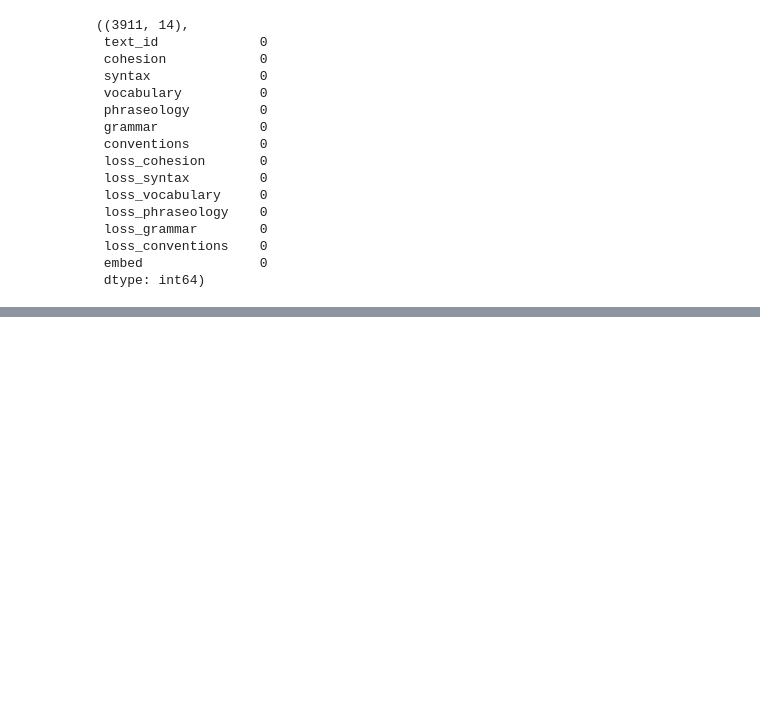
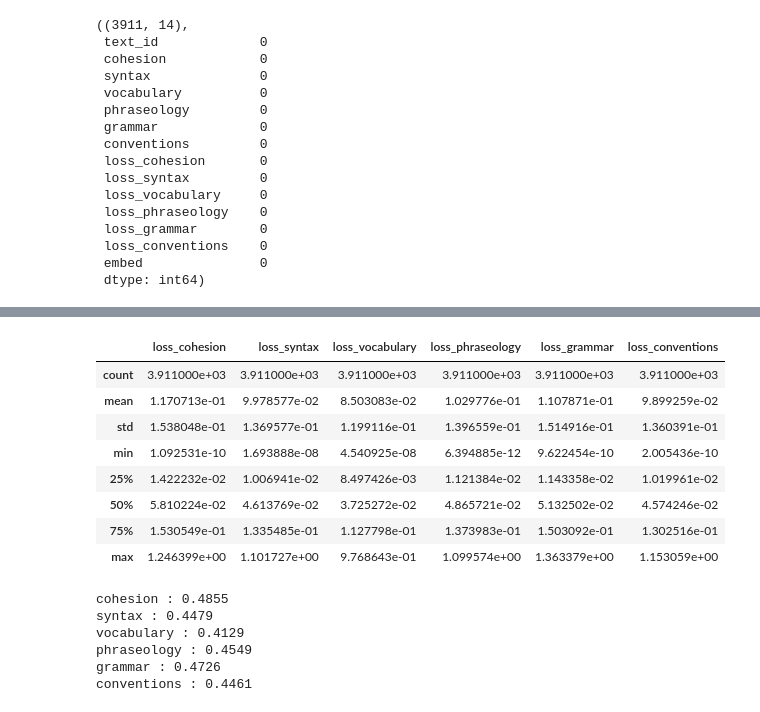
Before and after one commit to tikutikutiku/kaggle-feedback-prize-english-language-learning, a Jupyter notebook: 13_Baseline3/exp/13_v1_03.ipynb, the cells around one changed output, grey strips where cells are left out. Saved outputs shown, nothing was run; the diff lists cells and outputs as text; code cells hidden in the pictures; blank space fills up the shorter version.

```diff
--- a/13_Baseline3/exp/13_v1_03.ipynb
+++ b/13_Baseline3/exp/13_v1_03.ipynb
@@ -229,0 +256,35 @@ oof_df.shape, oof_df.isnull().sum()
+# %%
+cols = [f"loss_{c}" for c in ['cohesion','syntax','vocabulary','phraseology','grammar','conventions']]
+oof_df[cols].describe()
+# %% [output]
+|  | loss_cohesion | loss_syntax | loss_vocabulary | loss_phraseology | loss_grammar | loss_conventions |
+| count | 3.911000e+03 | 3.911000e+03 | 3.911000e+03 | 3.911000e+03 | 3.911000e+03 | 3.911000e+03 |
+| mean | 1.170713e-01 | 9.978577e-02 | 8.503083e-02 | 1.029776e-01 | 1.107871e-01 | 9.899259e-02 |
+| std | 1.538048e-01 | 1.369577e-01 | 1.199116e-01 | 1.396559e-01 | 1.514916e-01 | 1.360391e-01 |
+| min | 1.092531e-10 | 1.693888e-08 | 4.540925e-08 | 6.394885e-12 | 9.622454e-10 | 2.005436e-10 |
+| 25% | 1.422232e-02 | 1.006941e-02 | 8.497426e-03 | 1.121384e-02 | 1.143358e-02 | 1.019961e-02 |
+| 50% | 5.810224e-02 | 4.613769e-02 | 3.725272e-02 | 4.865721e-02 | 5.132502e-02 | 4.574246e-02 |
+| 75% | 1.530549e-01 | 1.335485e-01 | 1.127798e-01 | 1.373983e-01 | 1.503092e-01 | 1.302516e-01 |
+| max | 1.246399e+00 | 1.101727e+00 | 9.768643e-01 | 1.099574e+00 | 1.363379e+00 | 1.153059e+00 |
+# %%
+import numpy as np
+
+def calc_metric(pred, gt):
+    '''
+    pred : (num_data, num_labels)
+    gt : (num_data, num_labels)
+    '''
+    score = np.sqrt(np.mean((pred - gt)**2, axis=0))
+    score = score.mean()
+    return score
+
+for c in ['cohesion','syntax','vocabulary','phraseology','grammar','conventions']:
+    score = calc_metric(oof_df[c].values, train_df[c].values)
+    print("{} : {:.4f}".format(c, score))
+# %% [output]
+cohesion : 0.4855
+syntax : 0.4479
+vocabulary : 0.4129
+phraseology : 0.4549
+grammar : 0.4726
+conventions : 0.4461
```
Also changed, not shown: parts of 5 cells of this notebook.
